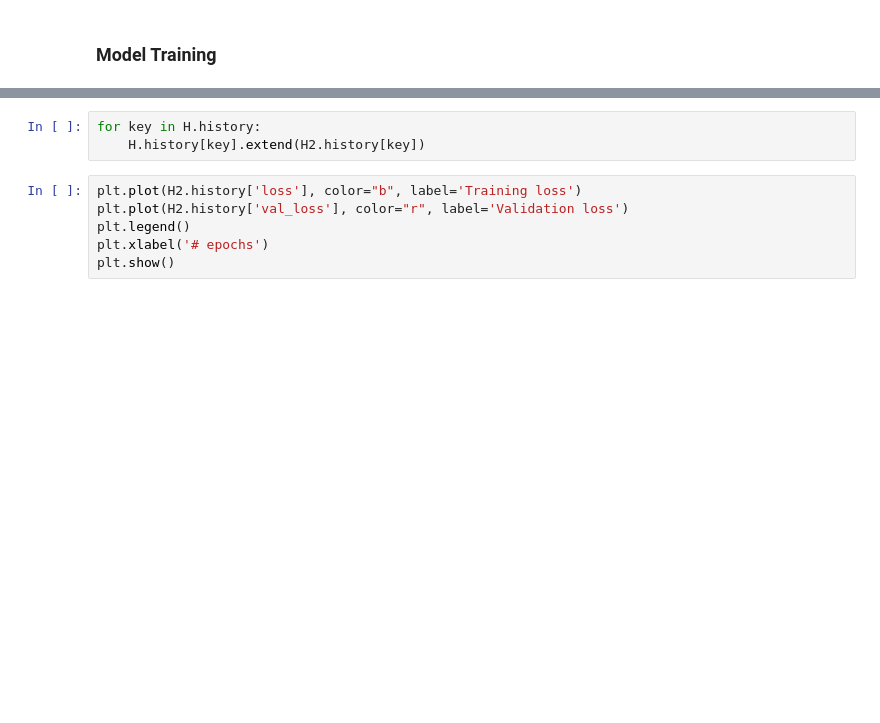
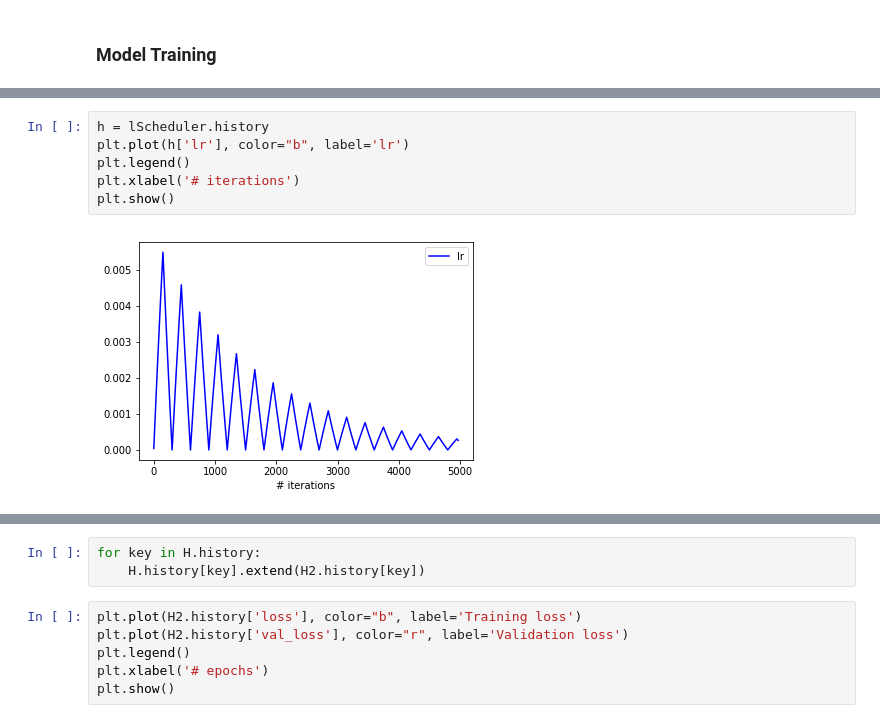
Before and after one commit to MarekKZielinski/Statoil-C-CORE-Iceberg-Classifier-Challenge, a Jupyter notebook: Iceberg-notebook.ipynb, the cells around one changed output, grey strips where cells are left out. Drawn from its saved outputs; the diff is of its cells as text; blank space fills up the shorter version.

```diff
--- a/Iceberg-notebook.ipynb
+++ b/Iceberg-notebook.ipynb
@@ -605,3 +683,11 @@ Model training time: 18 minutes 8.2 seconds
+# %%
+h = lScheduler.history
+plt.plot(h['lr'], color="b", label='lr')
+plt.legend()
+plt.xlabel('# iterations')
+plt.show()
+# %% [output]
+[figure, added]
 # %%
 plt.plot(H.history['loss'], color="b", label='Training loss')
 plt.plot(H.history['val_loss'], color="r", label='Validation loss')
```
Also changed, not shown: parts of 119 cells of this notebook, 3 other files.
